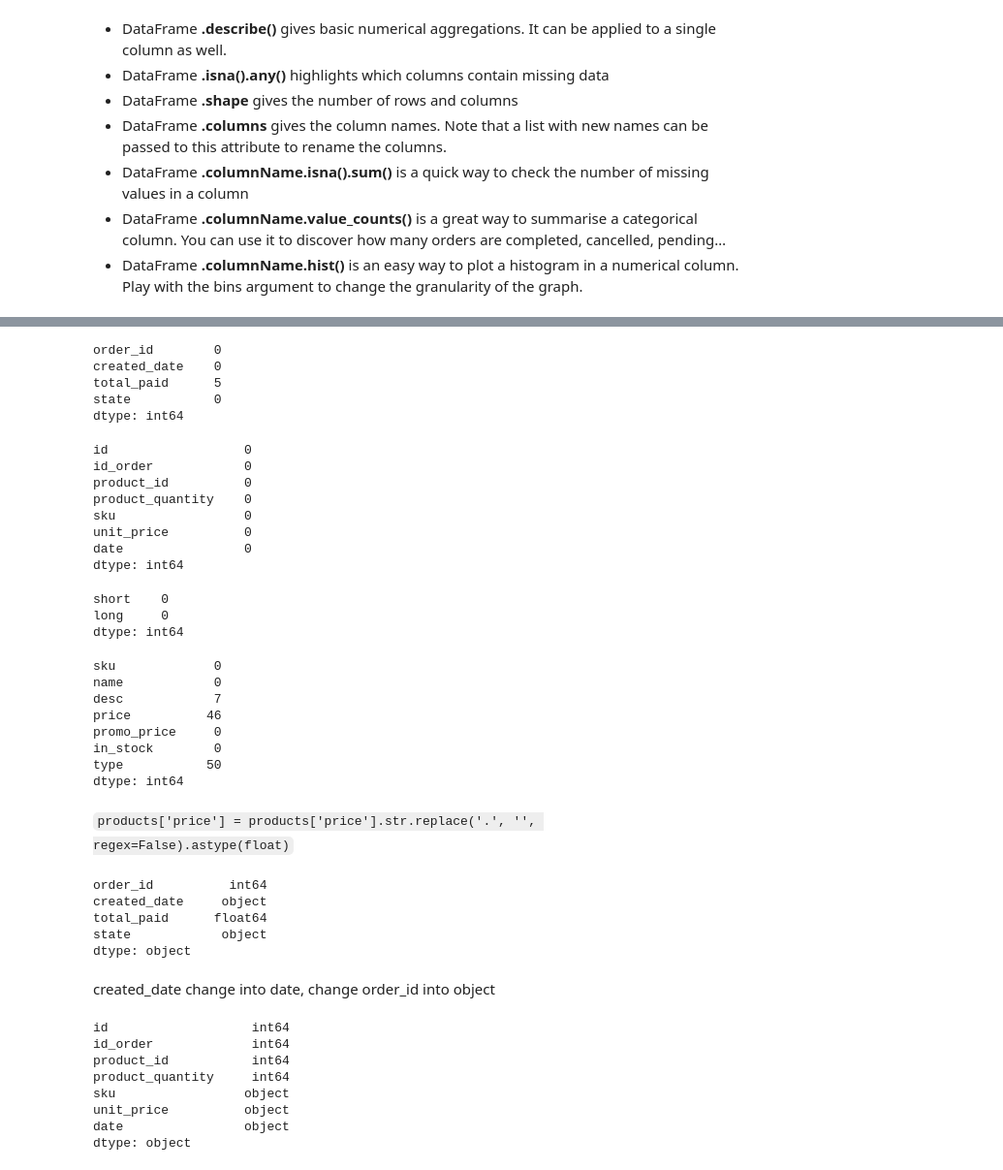
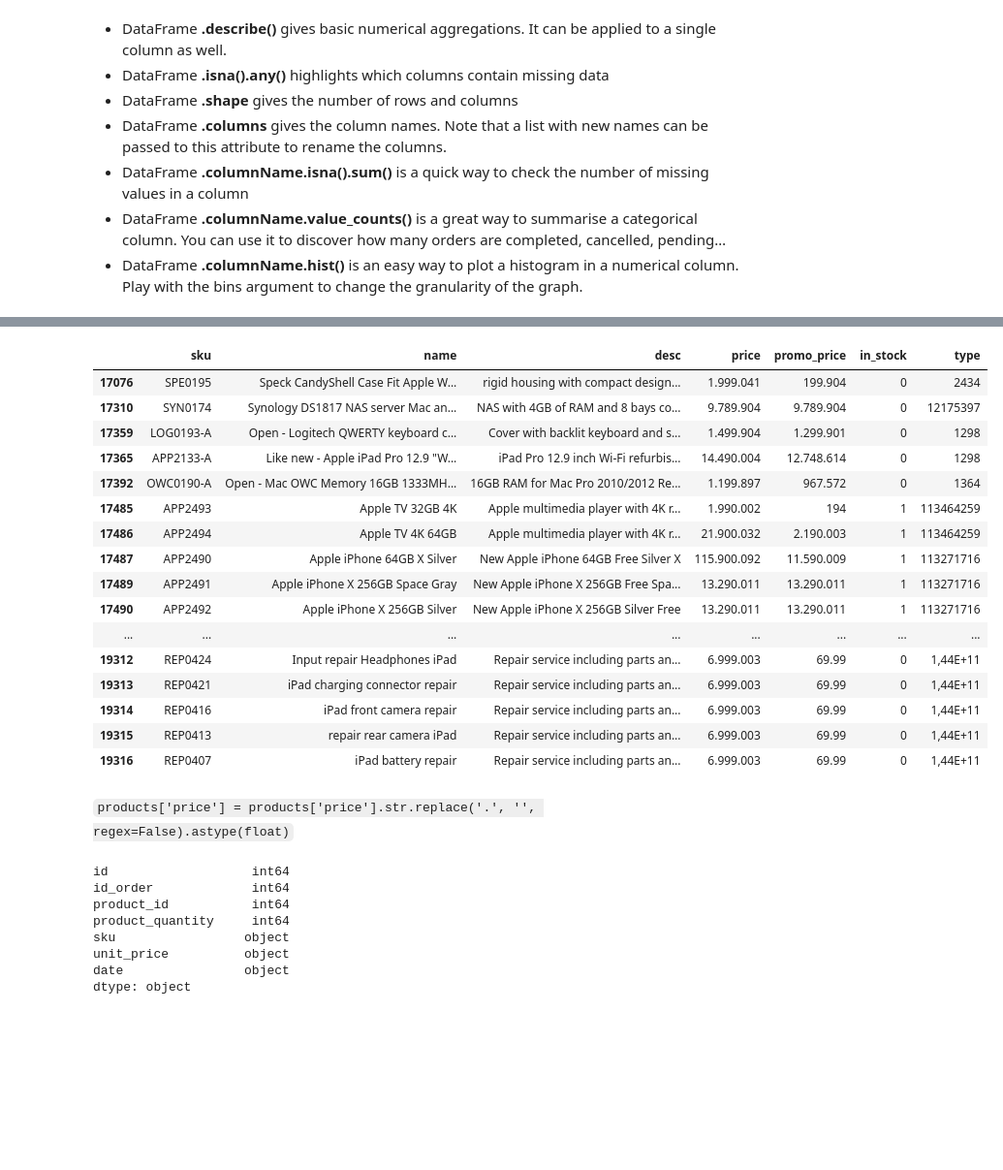
Before and after one commit to MerleSt/Eniac, a Jupyter notebook: Eniac.ipynb, the cells around one changed output, grey strips where cells are left out. Shown: that part at 97% size. Cells and saved outputs as stored; diff of their text form; code cells hidden in the pictures; blank space fills up the shorter version.

Commit message:
Make new notebook
Make new notebooks for cleaning the tables seperately.

````diff
--- a/Eniac.ipynb
+++ b/Eniac.ipynb
@@ -74,46 +30,23 @@ brands.describe()
-# %%
-orders.isna().sum()
-# %% [output]
-order_id        0
-created_date    0
-total_paid      5
-state           0
-dtype: int64
-# %%
-orderlines.isna().sum()
-# %% [output]
-id                  0
-id_order            0
-product_id          0
-product_quantity    0
-sku                 0
-unit_price          0
-date                0
-dtype: int64
-# %%
-brands.isna().sum()
-# %% [output]
-short    0
-long     0
-dtype: int64
-# %%
-products.isna().sum()
-# %% [output]
-sku             0
-name            0
-desc            7
-price          46
-promo_price     0
-in_stock        0
-type           50
-dtype: int64
+# %%
+result = products[products['price'].str.count('\.') == 2]
+result.tail(50)
+# %% [output]
+|  | sku | name | desc | price | promo_price | in_stock | type |
+| 17076 | SPE0195 | Speck CandyShell Case Fit Apple W... | rigid housing with compact design... | 1.999.041 | 199.904 | 0 | 2434 |
+| 17310 | SYN0174 | Synology DS1817 NAS server Mac an... | NAS with 4GB of RAM and 8 bays co... | 9.789.904 | 9.789.904 | 0 | 12175397 |
+| 17359 | LOG0193-A | Open - Logitech QWERTY keyboard c... | Cover with backlit keyboard and s... | 1.499.904 | 1.299.901 | 0 | 1298 |
+| 17365 | APP2133-A | Like new - Apple iPad Pro 12.9 "W... | iPad Pro 12.9 inch Wi-Fi refurbis... | 14.490.004 | 12.748.614 | 0 | 1298 |
+| 17392 | OWC0190-A | Open - Mac OWC Memory 16GB 1333MH... | 16GB RAM for Mac Pro 2010/2012 Re... | 1.199.897 | 967.572 | 0 | 1364 |
+| 17485 | APP2493 | Apple TV 32GB 4K | Apple multimedia player with 4K r... | 1.990.002 | 194 | 1 | 113464259 |
+| 17486 | APP2494 | Apple TV 4K 64GB | Apple multimedia player with 4K r... | 21.900.032 | 2.190.003 | 1 | 113464259 |
+| 17487 | APP2490 | Apple iPhone 64GB X Silver | New Apple iPhone 64GB Free Silver X | 115.900.092 | 11.590.009 | 1 | 113271716 |
+| 17489 | APP2491 | Apple iPhone X 256GB Space Gray | New Apple iPhone X 256GB Free Spa... | 13.290.011 | 13.290.011 | 1 | 113271716 |
+| 17490 | APP2492 | Apple iPhone X 256GB Silver | New Apple iPhone X 256GB Silver Free | 13.290.011 | 13.290.011 | 1 | 113271716 |
+| ... | ... | ... | ... | ... | ... | ... | ... |
+| 19312 | REP0424 | Input repair Headphones iPad | Repair service including parts an... | 6.999.003 | 69.99 | 0 | 1,44E+11 |
+| 19313 | REP0421 | iPad charging connector repair | Repair service including parts an... | 6.999.003 | 69.99 | 0 | 1,44E+11 |
+| 19314 | REP0416 | iPad front camera repair | Repair service including parts an... | 6.999.003 | 69.99 | 0 | 1,44E+11 |
+| 19315 | REP0413 | repair rear camera iPad | Repair service including parts an... | 6.999.003 | 69.99 | 0 | 1,44E+11 |
+| 19316 | REP0407 | iPad battery repair | Repair service including parts an... | 6.999.003 | 69.99 | 0 | 1,44E+11 |
 # %% [markdown]
 ```products['price'] = products['price'].str.replace('.', '', regex=False).astype(float)```
-# %%
-orders.dtypes
-# %% [output]
-order_id          int64
-created_date     object
-total_paid      float64
-state            object
-dtype: object
@@ -124,5 +53,3 @@ orders['created_date']  = pd.to_datetime(orders['created_date'])
-# %% [markdown]
-created_date change into date, change order_id into object
 # %%
 orderlines.dtypes
 # %% [output]
````
Also changed, not shown: parts of 6 cells of this notebook, 4 other files.
